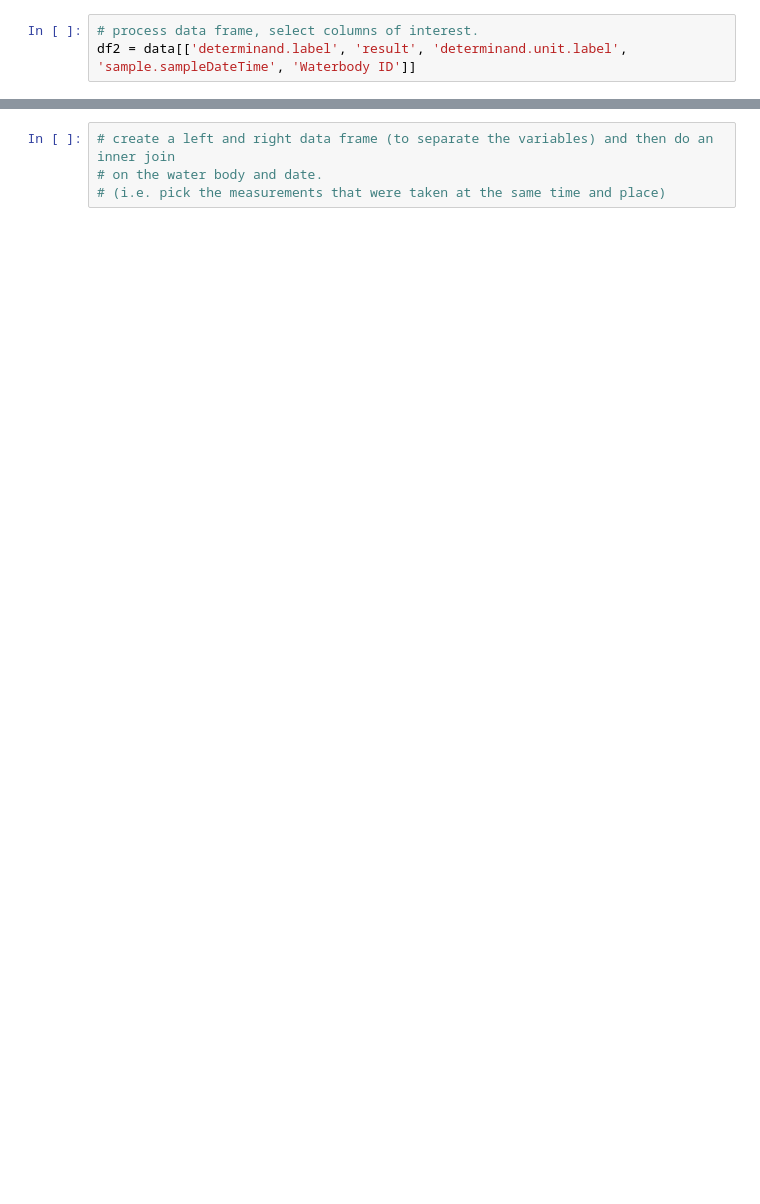
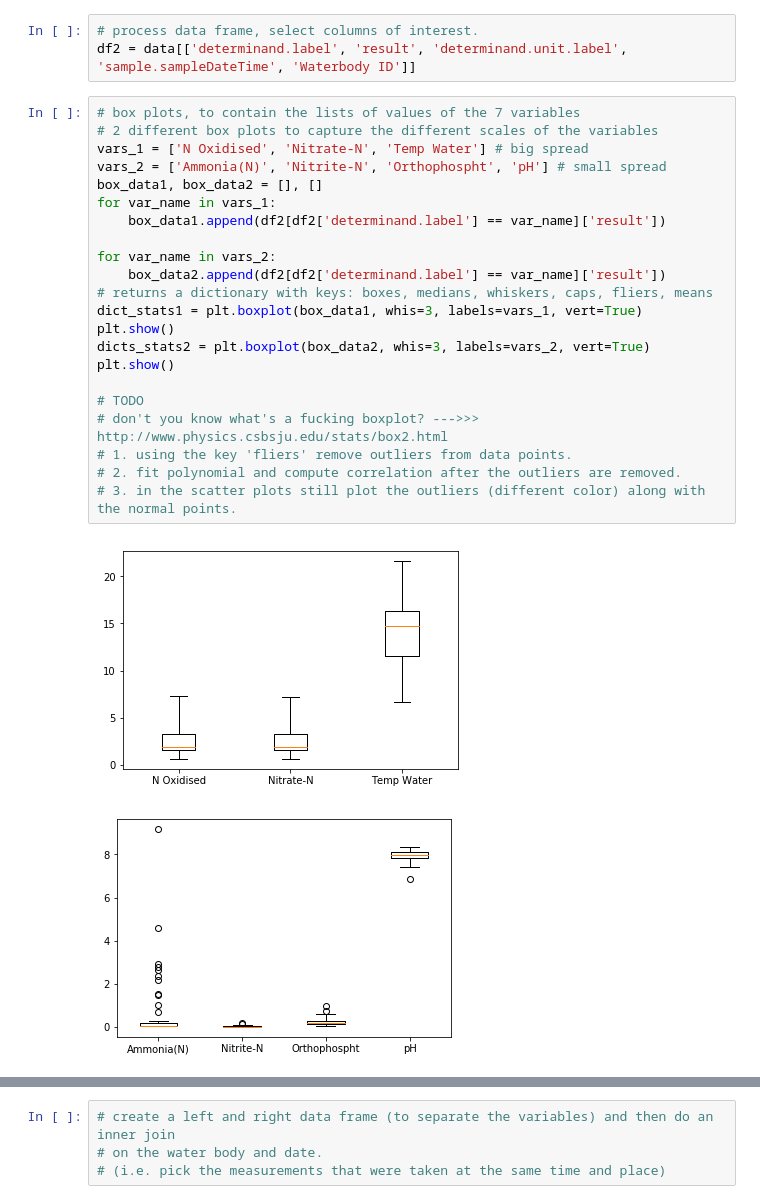
Before and after one commit to quelibrio/EnvironmentalThreatsApliedDataScience, a Jupyter notebook: water_quality.ipynb, the cells around one changed output, grey strips where cells are left out. Saved outputs shown, nothing was run; the diff lists cells and outputs as text; blank space fills up the shorter version.

```diff
--- a/water_quality.ipynb
+++ b/water_quality.ipynb
@@ -83,6 +82,31 @@ pd.DataFrame.sort_values(filtered, "count", ascending=False)
 # %%
 # process data frame, select columns of interest.
 df2 = data[['determinand.label', 'result', 'determinand.unit.label', 'sample.sampleDateTime', 'Waterbody ID']]
+# %%
+# box plots, to contain the lists of values of the 7 variables
+# 2 different box plots to capture the different scales of the variables
+vars_1 = ['N Oxidised', 'Nitrate-N', 'Temp Water'] # big spread
+vars_2 = ['Ammonia(N)', 'Nitrite-N', 'Orthophospht', 'pH'] # small spread
+box_data1, box_data2 = [], []
+for var_name in vars_1:
+    box_data1.append(df2[df2['determinand.label'] == var_name]['result'])
+
+for var_name in vars_2:
+    box_data2.append(df2[df2['determinand.label'] == var_name]['result'])
+# returns a dictionary with keys: boxes, medians, whiskers, caps, fliers, means
+dict_stats1 = plt.boxplot(box_data1, whis=3, labels=vars_1, vert=True)
+plt.show()
+dicts_stats2 = plt.boxplot(box_data2, whis=3, labels=vars_2, vert=True)
+plt.show()
+
+# TODO
+# don't you know what's a fucking boxplot? --->>> http://www.physics.csbsju.edu/stats/box2.html
+# 1. using the key 'fliers' remove outliers from data points.
+# 2. fit polynomial and compute correlation after the outliers are removed.
+# 3. in the scatter plots still plot the outliers (different color) along with the normal points.
+# %% [output]
+[figure, added]
+[figure, added]
 # %%
 #for pair in intertools.combinations(variables):
 #    print(pair)
```
Also changed, not shown: parts of 6 cells of this notebook.
